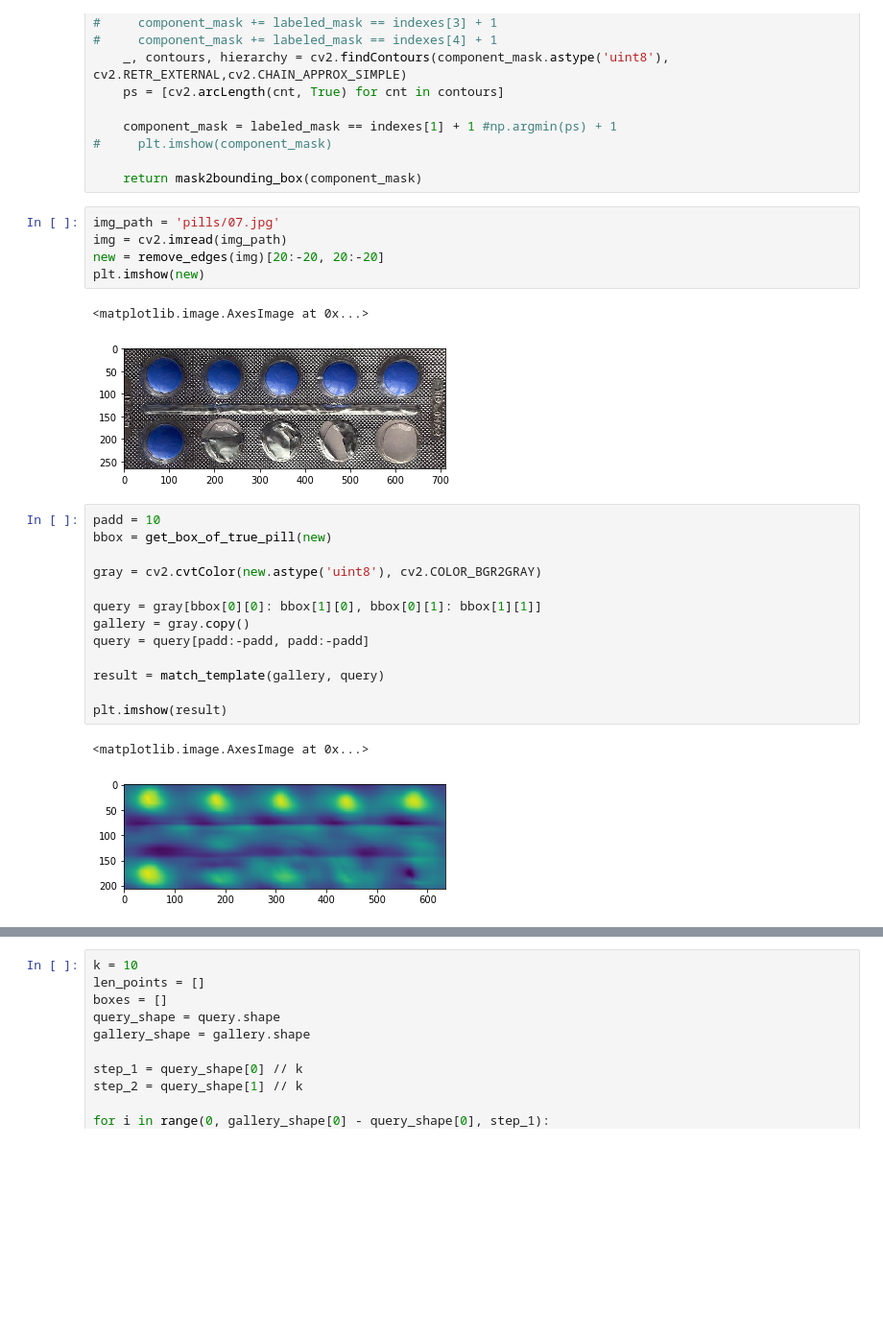
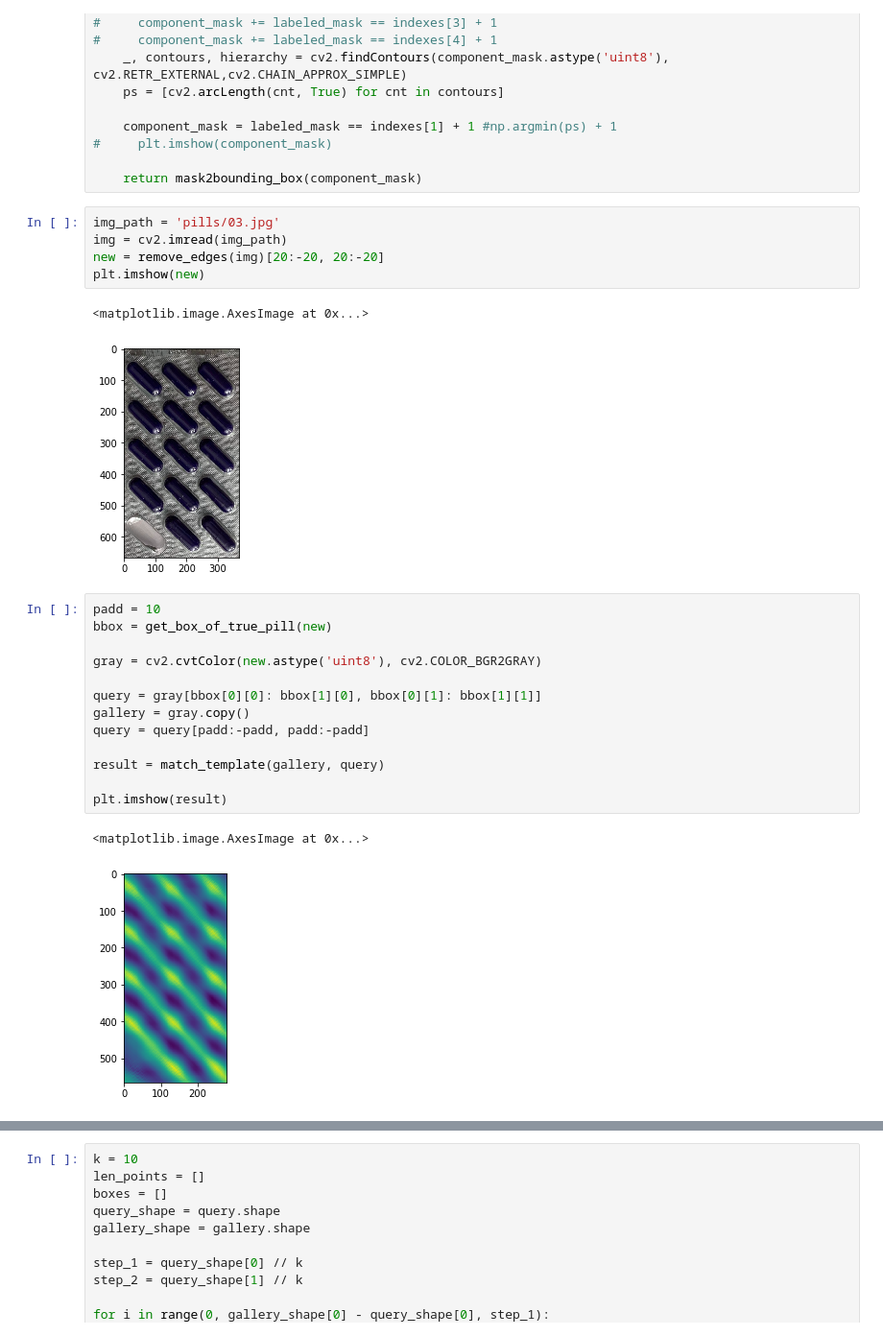
Before and after one commit to vivasilev/SkCVNotesClassifier, a Jupyter notebook: Pills detection.ipynb, the cells around one changed output, grey strips where cells are left out. Shown at 96% size. Drawn from its saved outputs; the diff is of its cells as text; blank space fills up the shorter version.

```diff
--- a/Pills detection.ipynb
+++ b/Pills detection.ipynb
@@ -113,13 +113,13 @@ def get_box_of_true_pill(new):
 
     return mask2bounding_box(component_mask)
 # %%
-img_path = 'pills/07.jpg'
+img_path = 'pills/03.jpg'
 img = cv2.imread(img_path)
 new = remove_edges(img)[20:-20, 20:-20]
 plt.imshow(new)
 # %% [output]
 <matplotlib.image.AxesImage at 0x...>
-[figure, old version]
+[figure, new version]
 # %%
 padd = 10
 bbox = get_box_of_true_pill(new)
@@ -135,4 +135,4 @@ result = match_template(gallery, query)
 plt.imshow(result)
 # %% [output]
 <matplotlib.image.AxesImage at 0x...>
-[figure, old version]
+[figure, new version]
```
Also changed, not shown: parts of 1 cell of this notebook.
